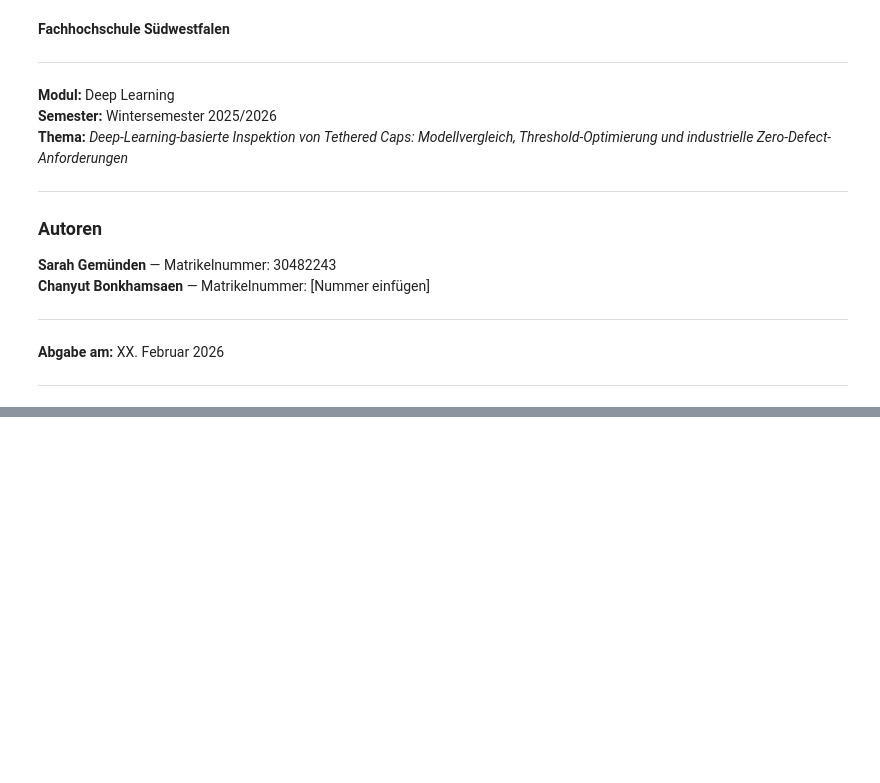
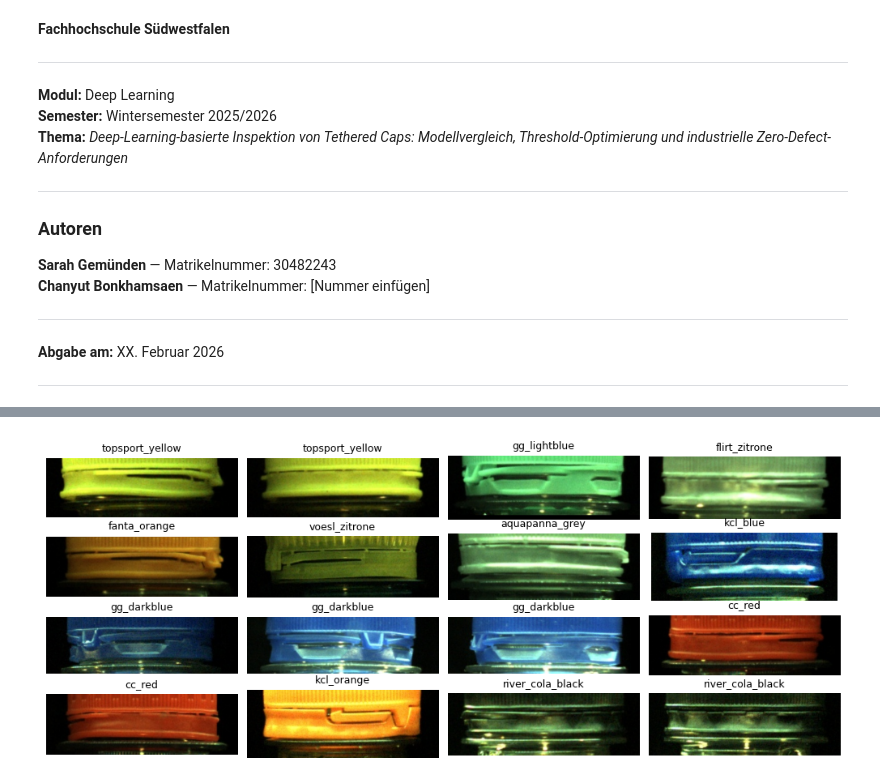
Before and after one commit to gemuendens/DL_TethteredCaps, a Jupyter notebook: DL_TethteredCaps.ipynb, the cells around one changed output, grey strips where cells are left out. Saved outputs shown, nothing was run; the diff lists cells and outputs as text; code cells hidden in the pictures; blank space fills up the shorter version.

```diff
--- a/DL_TethteredCaps.ipynb
+++ b/DL_TethteredCaps.ipynb
@@ -30,0 +246,19 @@
+# %%
+sizes = []
+
+for img_path in all_image_paths:
+    try:
+        with Image.open(img_path) as img:
+            sizes.append(img.size)   # (Breite, Höhe)
+    except:
+        pass
+
+print(f"Anzahl analysierter Bilder: {len(sizes)}")
+
+# Häufigste Auflösungen anzeigen
+from collections import Counter
+size_count = Counter(sizes)
+
+print("\nvorhandene Bildgrößen:")
+for s, c in size_count:
+    print(f"{s} → {c} Bilder")
@@ -30,0 +293,30 @@
+# %%
+# --- Auswahl der 16 gleichmäßig verteilten good-Bilder ---
+good_paths = [p for p in all_image_paths if "/good/" in p.lower()]
+n = 16
+step = len(good_paths) / n
+idx = [floor(i * step) for i in range(n)]
+selected_paths = [good_paths[i] for i in idx]
+
+# --- Kompaktes Plot-Layout ---
+fig, axs = plt.subplots(4, 4, figsize=(10, 4))  # kleineres Grid
+
+for ax, img_path in zip(axs.flatten(), selected_paths):
+    img = Image.open(img_path)
+    ax.imshow(img)
+
+    # Titel: Verschlussname (kleiner)
+    variant = img_path.split("/")[-3]
+    ax.set_title(variant, fontsize=9)
+
+    ax.axis("off")  # Achsen komplett off
+
+# Abstände reduzieren
+plt.subplots_adjust(
+    left=0.01, right=0.99, top=0.95, bottom=0.01,
+    wspace=0.05, hspace=0.15
+)
+
+plt.show()
+# %% [output]
+[figure, added]
```
Also changed, not shown: parts of 43 cells of this notebook, 3 other files.
